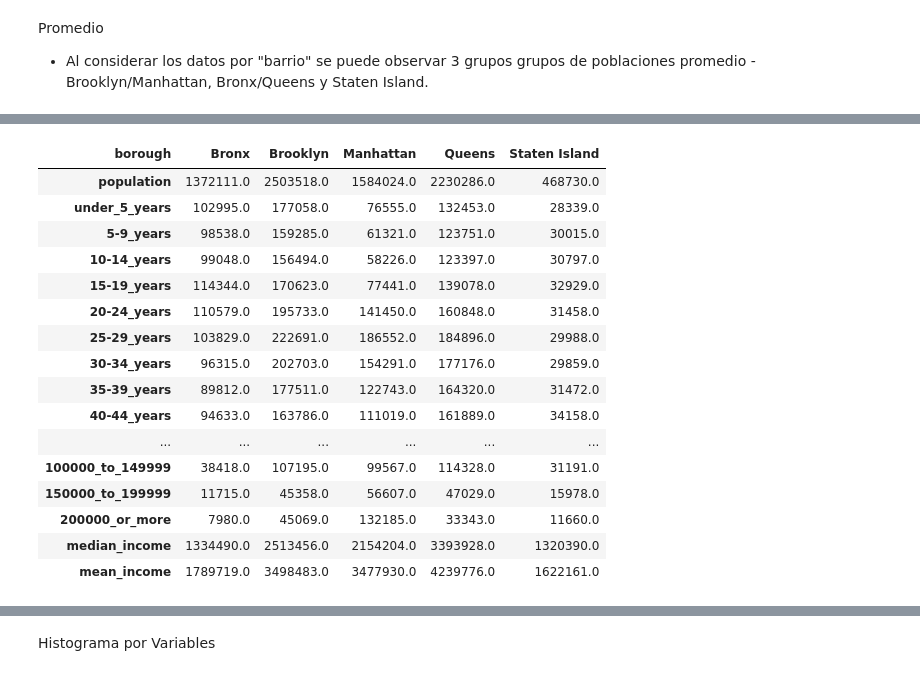
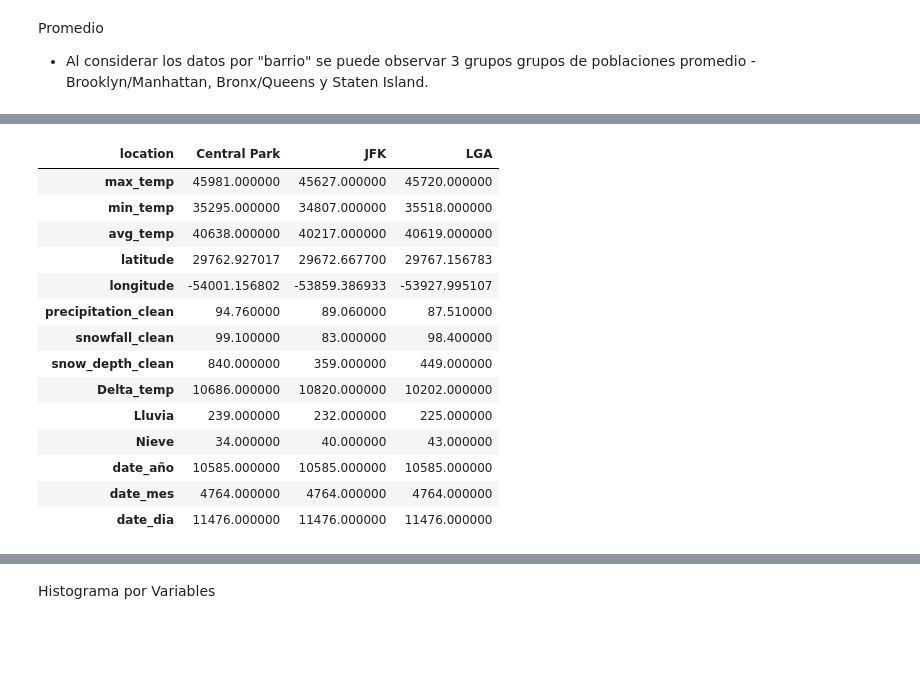
Before and after one commit to ingkilo/Bogota_2_Journal, a Jupyter notebook: Datathon/EDA Notebooks/EDA Weather.ipynb, the cells around one changed output, grey strips where cells are left out. Saved outputs shown, nothing was run; the diff lists cells and outputs as text; code cells hidden in the pictures; blank space fills up the shorter version.

```diff
--- a/Datathon/EDA Notebooks/EDA Weather.ipynb
+++ b/Datathon/EDA Notebooks/EDA Weather.ipynb
@@ -59,6 +59,10 @@ memory usage: 171.2+ KB
 df["precipitation_clean"] = [float(x) if x !=" " else np.nan for x in df.precipitation]
 df["snowfall_clean"] = [float(x) if x !=" " else np.nan for x in df.snowfall]
 df["snow_depth_clean"] = [float(x) if x !=" " else np.nan for x in df.snow_depth]
+df["Delta_temp"] = df["max_temp"]-df["min_temp"]
+# %%
+df["Lluvia"] =[0 if pd.isna(x) else 0 if x == 0 else 1 for x in df.precipitation_clean]
+df["Nieve"] =[0 if pd.isna(x) else 0 if x == 0 else 1 for x in df.snowfall_clean]
 # %%
 df["date_año"]= [int(x.split("/")[2]) for x in df["date"]]
 df["date_mes"]= [int(x.split("/")[0]) for x in df["date"]]
@@ -87,5 +91,5 @@ df
 # %%
-df["date"]= [datetime.datetime(x,y,z) for x,y,z in zip(df["date_año"],df["date_mes"],df["date_dia"])]
+df["date"]= [datetime.datetime(x+2000,y,z) for x,y,z in zip(df["date_año"],df["date_mes"],df["date_dia"])]
 # %%
 df.describe().T
 # %% [output]
@@ -153,21 +141,19 @@ df.groupby("borough").agg("mean").T
 # %%
-df.groupby(["borough"]).agg("sum").T
+df.groupby(["location"]).agg("sum").T
 # %% [output]
-| borough | Bronx | Brooklyn | Manhattan | Queens | Staten Island |
-| population | 1372111.0 | 2503518.0 | 1584024.0 | 2230286.0 | 468730.0 |
-| under_5_years | 102995.0 | 177058.0 | 76555.0 | 132453.0 | 28339.0 |
-| 5-9_years | 98538.0 | 159285.0 | 61321.0 | 123751.0 | 30015.0 |
-| 10-14_years | 99048.0 | 156494.0 | 58226.0 | 123397.0 | 30797.0 |
-| 15-19_years | 114344.0 | 170623.0 | 77441.0 | 139078.0 | 32929.0 |
-| 20-24_years | 110579.0 | 195733.0 | 141450.0 | 160848.0 | 31458.0 |
-| 25-29_years | 103829.0 | 222691.0 | 186552.0 | 184896.0 | 29988.0 |
-| 30-34_years | 96315.0 | 202703.0 | 154291.0 | 177176.0 | 29859.0 |
-| 35-39_years | 89812.0 | 177511.0 | 122743.0 | 164320.0 | 31472.0 |
-| 40-44_years | 94633.0 | 163786.0 | 111019.0 | 161889.0 | 34158.0 |
-| ... | ... | ... | ... | ... | ... |
-| 100000_to_149999 | 38418.0 | 107195.0 | 99567.0 | 114328.0 | 31191.0 |
-| 150000_to_199999 | 11715.0 | 45358.0 | 56607.0 | 47029.0 | 15978.0 |
-| 200000_or_more | 7980.0 | 45069.0 | 132185.0 | 33343.0 | 11660.0 |
-| median_income | 1334490.0 | 2513456.0 | 2154204.0 | 3393928.0 | 1320390.0 |
-| mean_income | 1789719.0 | 3498483.0 | 3477930.0 | 4239776.0 | 1622161.0 |
+| location | Central Park | JFK | LGA |
+| max_temp | 45981.000000 | 45627.000000 | 45720.000000 |
+| min_temp | 35295.000000 | 34807.000000 | 35518.000000 |
+| avg_temp | 40638.000000 | 40217.000000 | 40619.000000 |
+| latitude | 29762.927017 | 29672.667700 | 29767.156783 |
+| longitude | -54001.156802 | -53859.386933 | -53927.995107 |
+| precipitation_clean | 94.760000 | 89.060000 | 87.510000 |
+| snowfall_clean | 99.100000 | 83.000000 | 98.400000 |
+| snow_depth_clean | 840.000000 | 359.000000 | 449.000000 |
+| Delta_temp | 10686.000000 | 10820.000000 | 10202.000000 |
+| Lluvia | 239.000000 | 232.000000 | 225.000000 |
+| Nieve | 34.000000 | 40.000000 | 43.000000 |
+| date_año | 10585.000000 | 10585.000000 | 10585.000000 |
+| date_mes | 4764.000000 | 4764.000000 | 4764.000000 |
+| date_dia | 11476.000000 | 11476.000000 | 11476.000000 |
 # %%
```
Also changed, not shown: parts of 26 cells of this notebook.
